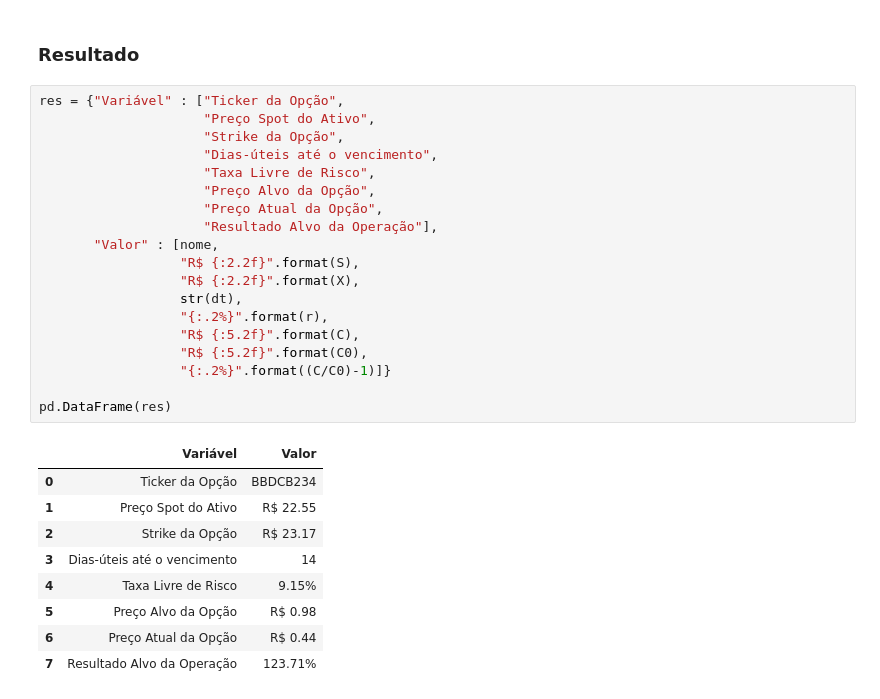
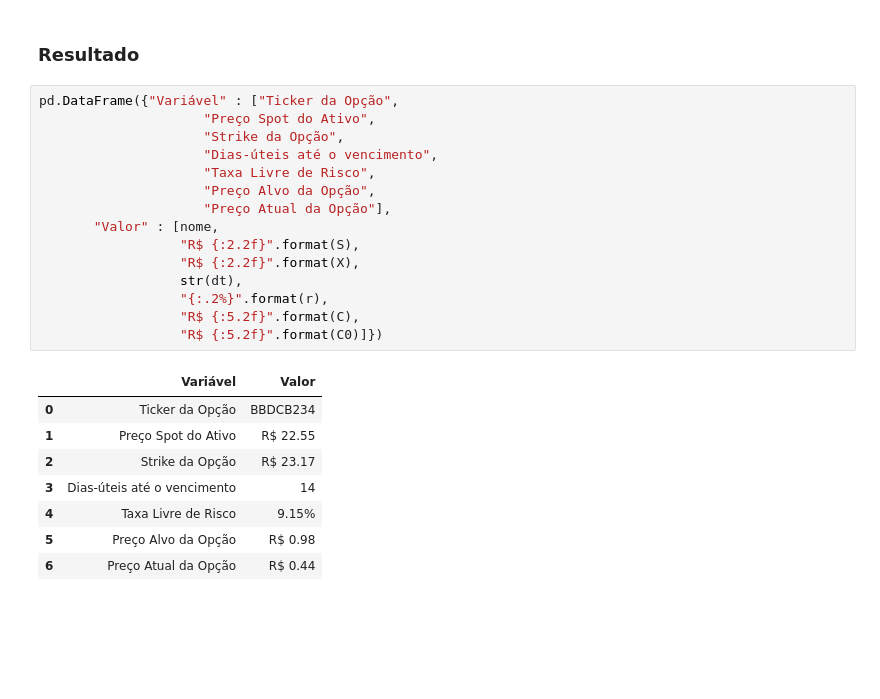
Before and after one commit to bruno-marcelino10/opcoes-modelo-binomial, a Jupyter notebook: modelo-binomial-trab.ipynb, the cells around one changed output. Cells and saved outputs as stored; diff of their text form; blank space fills up the shorter version.

```diff
--- a/modelo-binomial-trab.ipynb
+++ b/modelo-binomial-trab.ipynb
@@ -123,31 +108,26 @@ C = C * np.exp(-r*dt/21)
 # %% [markdown]
 ### Resultado
 # %%
-res = {"Variável" : ["Ticker da Opção",
+pd.DataFrame({"Variável" : ["Ticker da Opção",
                      "Preço Spot do Ativo",
                      "Strike da Opção",
                      "Dias-úteis até o vencimento",
                      "Taxa Livre de Risco",
                      "Preço Alvo da Opção",
-                     "Preço Atual da Opção",
-                     "Resultado Alvo da Operação"],
+                     "Preço Atual da Opção"],
        "Valor" : [nome,
                   "R$ {:2.2f}".format(S),
                   "R$ {:2.2f}".format(X),
                   str(dt),
                   "{:.2%}".format(r),
                   "R$ {:5.2f}".format(C),
-                  "R$ {:5.2f}".format(C0),
-                  "{:.2%}".format((C/C0)-1)]}
-
-pd.DataFrame(res)
+                  "R$ {:5.2f}".format(C0)]})
 # %% [output]
 |  | Variável | Valor |
 | 0 | Ticker da Opção | BBDCB234 |
 | 1 | Preço Spot do Ativo | R$ 22.55 |
 | 2 | Strike da Opção | R$ 23.17 |
 | 3 | Dias-úteis até o vencimento | 14 |
 | 4 | Taxa Livre de Risco | 9.15% |
 | 5 | Preço Alvo da Opção | R$ 0.98 |
 | 6 | Preço Atual da Opção | R$ 0.44 |
-| 7 | Resultado Alvo da Operação | 123.71% |
```
Also changed, not shown: parts of 5 cells of this notebook.
